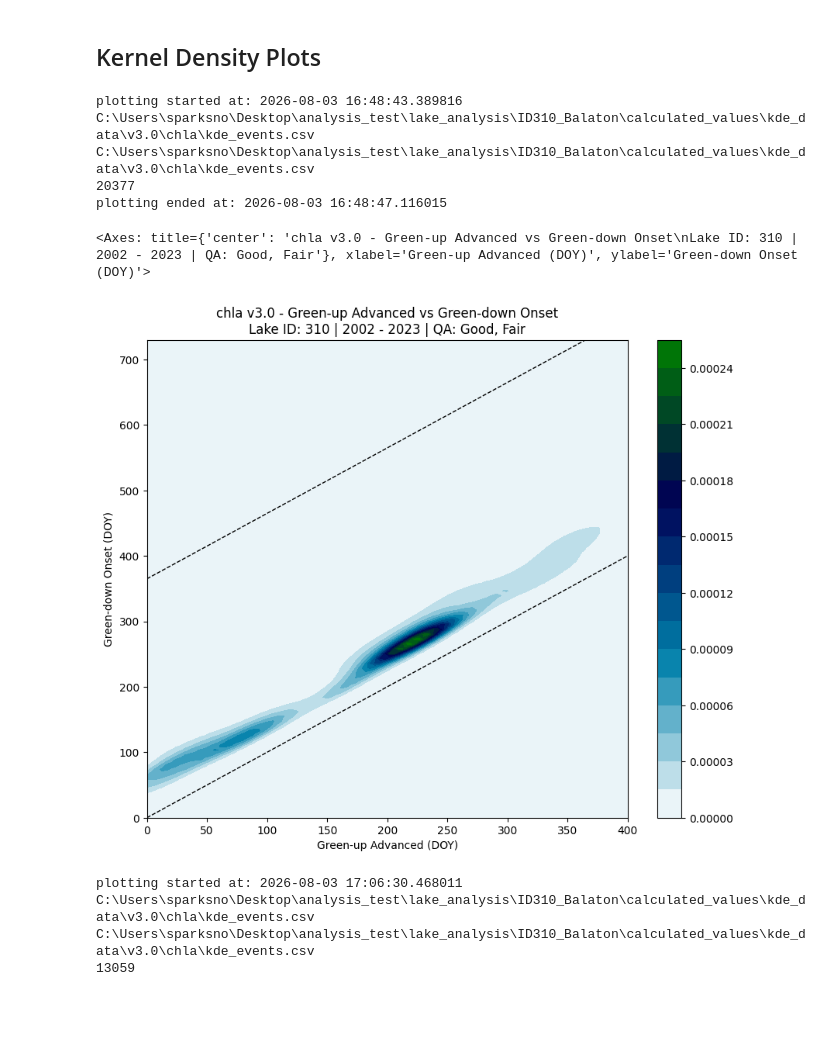
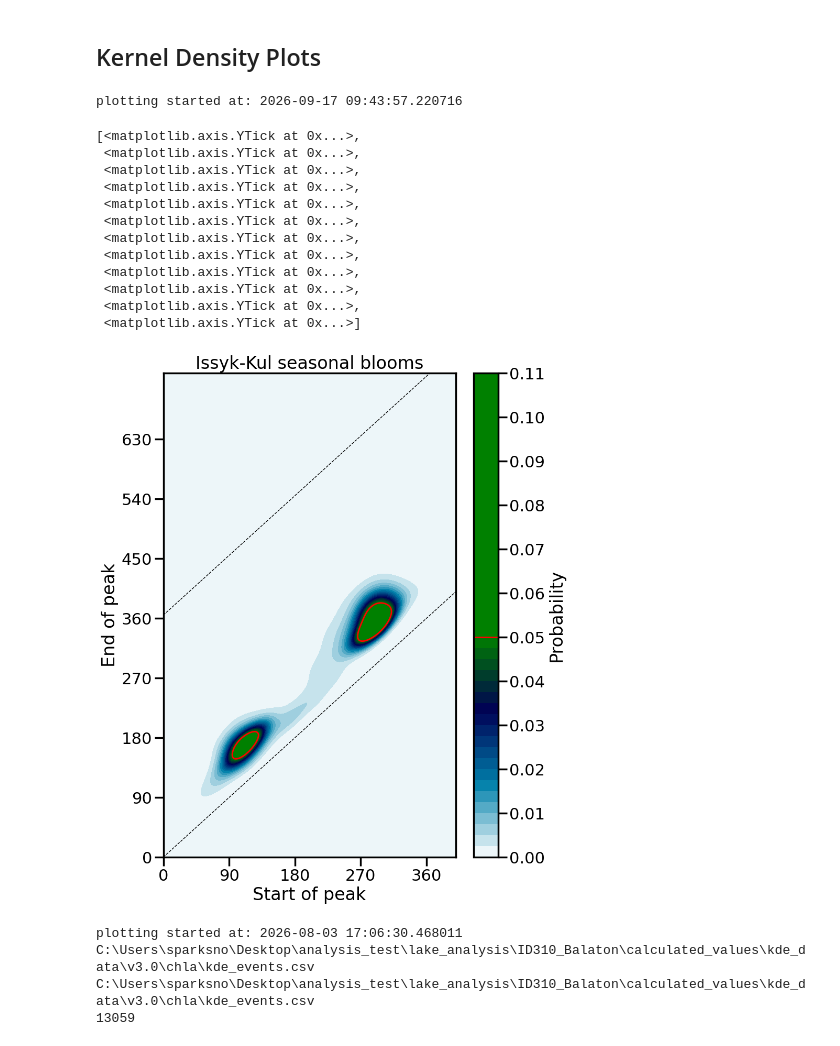
Before and after one commit to eawag-surface-waters-research/cci-cyano-production, a Jupyter notebook: notebooks/example_plotting.ipynb, the cells around one changed output. Cells and saved outputs as stored; diff of their text form; code cells hidden in the pictures; blank space fills up the shorter version.

Commit message:
added bloom prob handling and methods

```diff
--- a/notebooks/example_plotting.ipynb
+++ b/notebooks/example_plotting.ipynb
@@ -17,9 +17,9 @@ import cartopy.crs as ccrs
 import cartopy.feature as cfeature
 # %%
 lakeid = 310
-i , j = 62,72
-# lakeid = 2
-# i , j = 23, 30
+i , j = 48,186
+# lakeid = 131
+# i , j = 62,51
 # %%
 #version 3.0
 pc_phenology_path_v3 = f"D:\\phenology_data\\v3.0\\phenology\\phycocyanin\\{lakeid}.nc"
@@ -295,17 +343,32 @@ plt.show()
 ## Kernel Density Plots
 # %%
 %matplotlib inline
-fig, ax = plt.subplots(figsize= (10,8))
+sns.set_context('poster')
+fig, ax = plt.subplots(figsize= (9,12))
 
-chla_v3.lake_bloom_kde(ax, qa_value = {0,1})
+ax = chla_v3.lake_bloom_kde(ax, qa_value = {0,1}, probability=True)
+ax.set_xticks(np.arange(0,400,90))
+ax.set_yticks(np.arange(0,720,90))
+ax.set_xlabel('Start of peak')
+ax.set_ylabel('End of peak')
+ax.set_title('Issyk-Kul seasonal blooms')
+fig.get_children()[-1].set_ylim(0,0.11)
+fig.get_children()[-1].set_yticks(np.arange(0,0.111,0.01))
 # %% [output]
-plotting started at: 2026-08-03 16:48:43.389816
-C:\Users\sparksno\Desktop\analysis_test\lake_analysis\ID310_Balaton\calculated_values\kde_data\v3.0\chla\kde_events.csv
-C:\Users\sparksno\Desktop\analysis_test\lake_analysis\ID310_Balaton\calculated_values\kde_data\v3.0\chla\kde_events.csv
-20377
-plotting ended at: 2026-08-03 16:48:47.116015
+plotting started at: 2026-09-17 09:43:57.220716
-<Axes: title={'center': 'chla v3.0 - Green-up Advanced vs Green-down Onset\nLake ID: 310 | 2002 - 2023 | QA: Good, Fair'}, xlabel='Green-up Advanced (DOY)', ylabel='Green-down Onset (DOY)'>
+[<matplotlib.axis.YTick at 0x...>,
+ <matplotlib.axis.YTick at 0x...>,
+ <matplotlib.axis.YTick at 0x...>,
+ <matplotlib.axis.YTick at 0x...>,
+ <matplotlib.axis.YTick at 0x...>,
+ <matplotlib.axis.YTick at 0x...>,
+ <matplotlib.axis.YTick at 0x...>,
+ <matplotlib.axis.YTick at 0x...>,
+ <matplotlib.axis.YTick at 0x...>,
+ <matplotlib.axis.YTick at 0x...>,
+ <matplotlib.axis.YTick at 0x...>,
+ <matplotlib.axis.YTick at 0x...>]
-[figure, old version]
+[figure, new version]
 # %%
 # plot KDE with probability
 fig, ax = plt.subplots(figsize= (10,8))
```
Also changed, not shown: parts of 12 cells of this notebook, 1 other file.
